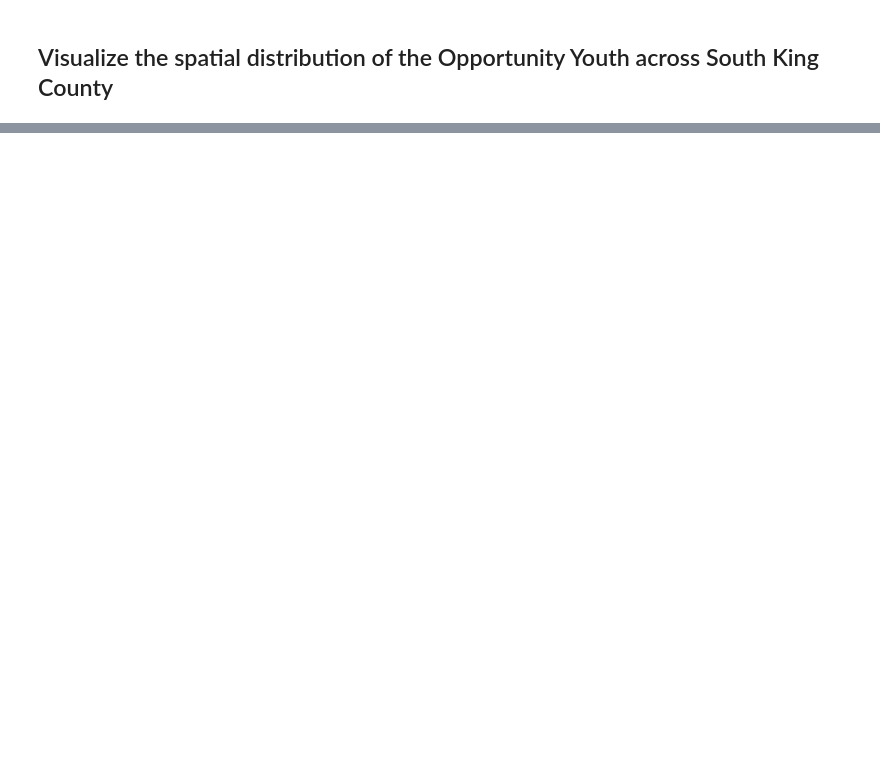
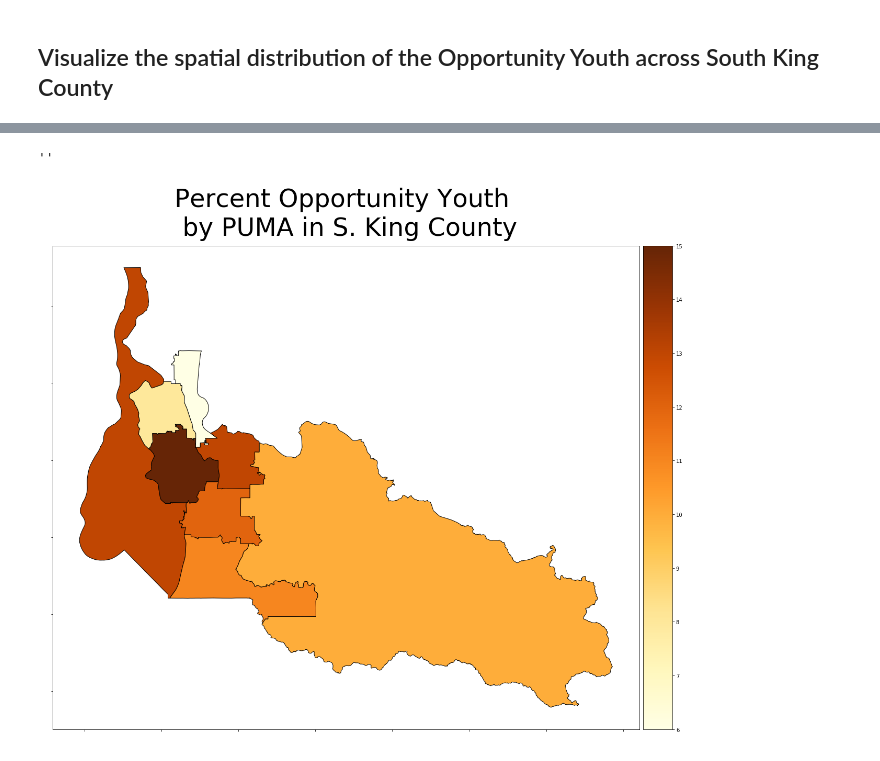
Before and after one commit to cenuno/opportunity_youth, a Jupyter notebook: Opportunity_Youth_Notebook_maps.ipynb, the cells around one changed output, grey strips where cells are left out. Saved outputs shown, nothing was run; the diff lists cells and outputs as text; code cells hidden in the pictures; blank space fills up the shorter version.

```diff
--- a/Opportunity_Youth_Notebook_maps.ipynb
+++ b/Opportunity_Youth_Notebook_maps.ipynb
@@ -277,0 +282,14 @@ plt.savefig("OY_by_puma_map.png")
+# %%
+#perform a new sql query pulling in total youth population by puma region
+total_oy_query = """SELECT *
+           FROM pums_2017
+           WHERE (rt = 'P')
+           AND (puma = '11604' OR puma = '11605' OR puma = '11610' OR puma = '11613' OR puma = '11614' OR puma = '11615' OR puma = '11611' OR puma = '11612')
+           AND (agep BETWEEN 16 AND 24)
+"""
+
+#read table query into Pandas DataFrame, make a new Panda DF with the total youth population by PUMA
+total_youth = pd.read_sql(sql = total_oy_query, con = engine)
+total_byPUMA = total_youth.groupby('puma')['pwgtp'].sum()
+total_byPUMA_df = pd.DataFrame(total_byPUMA)
+total_byPUMA_df = total_byPUMA_df.rename(columns={'pwgtp':'total_youth_pop'})
@@ -277,0 +301,30 @@ plt.savefig("OY_by_puma_map.png")
+# %%
+#Add a column for the percent of OY to the geo dataframe to be mapped
+s_king_df['OY_percent']=round(s_king_df['pwgtp']/s_king_df['total_youth_pop']*100)
+# %%
+#Construct the choropleth map
+fig_2, ax_2 = plt.subplots(1,1)
+fig_2.set_size_inches(22,17)
+
+
+ax_2.set_yticklabels([])
+ax_2.set_ylabel(" " )
+
+ax_2.set_xticklabels([])
+ax_2.set_xlabel(' ')
+
+ax_2.set_title("""Percent Opportunity Youth \n by PUMA in S. King County""" ,
+               fontdict = {'fontsize':'48'},
+              pad=20)
+
+divider_2 = make_axes_locatable(ax_2)
+cax_2 = divider_2.append_axes("right", size="5%", pad=0.1)
+
+s_king_df.plot(column = "OY_percent", ax=ax_2, legend = True, cmap = "YlOrBr", cax=cax_2,
+              edgecolor ='black')
+
+plt.savefig("OY_percent_puma_map.png", dpi=200)
+;
+# %% [output]
+''
+[figure, added]
```
Also changed, not shown: parts of 11 cells of this notebook, 10 other files.
